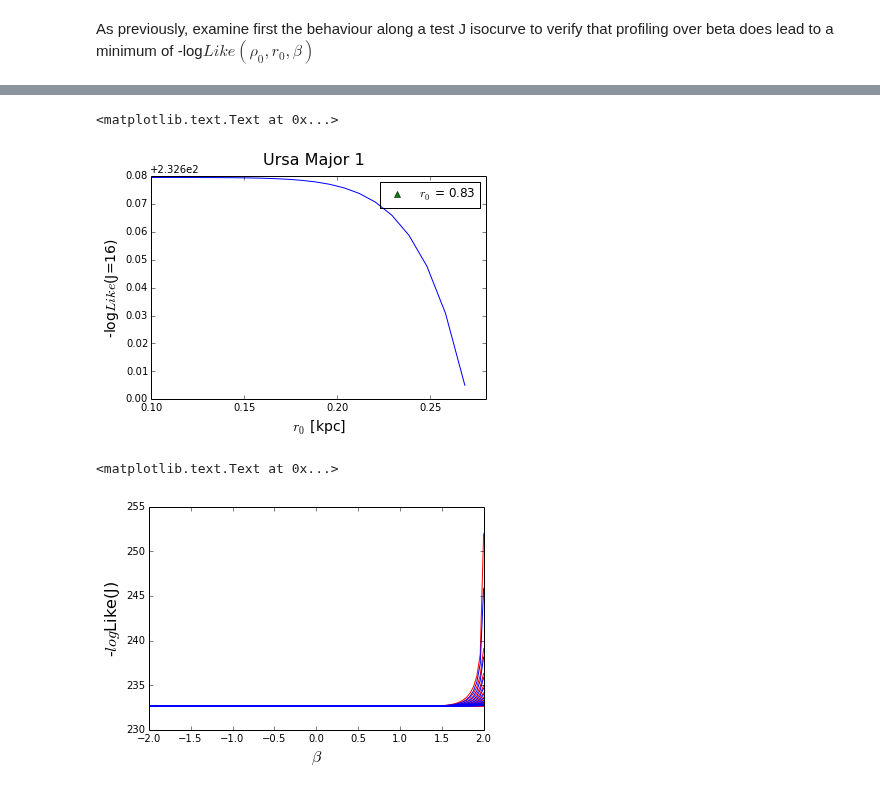
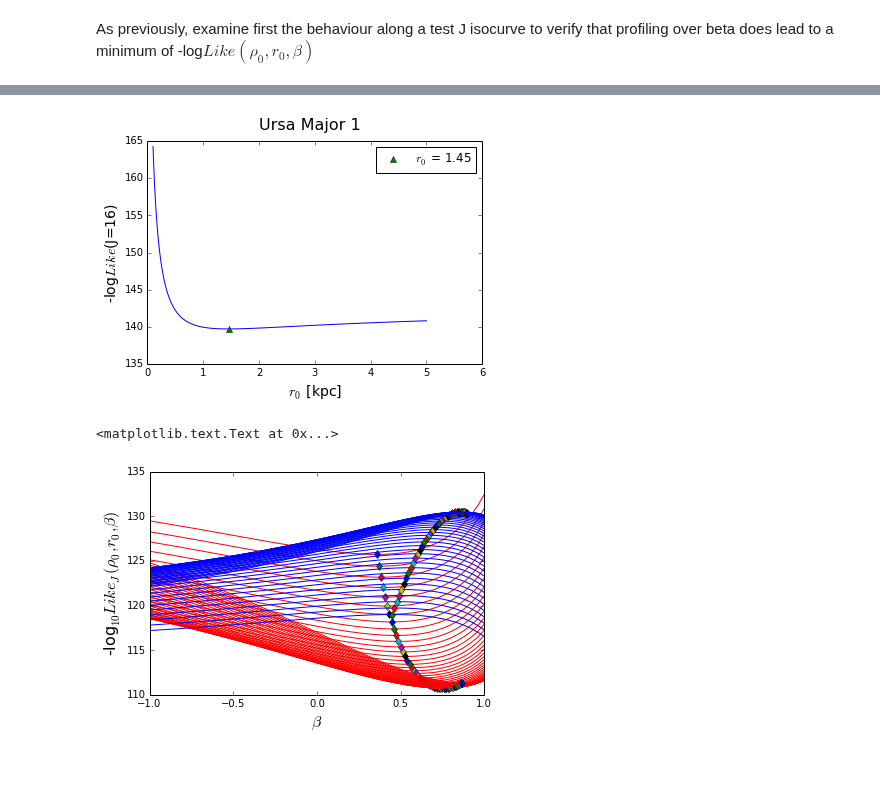
Before and after one commit to achiappo/FRESKA, a Jupyter notebook: spherical_jeans_analysis.ipynb, the cells around one changed output, grey strips where cells are left out. Cells and saved outputs as stored; diff of their text form; code cells hidden in the pictures.

```diff
--- a/spherical_jeans_analysis.ipynb
+++ b/spherical_jeans_analysis.ipynb
@@ -462,7 +462,7 @@ def analyticF(D,rt,r0,rho0,tmax):
 # %% [markdown]
 Neglecting again the dependency on $r_0$ in the double integral in Eq. 19, we notice that even in $\mathrm{J}(D,r_t,r_0,\rho_0,\theta_{max})$ $\rho_0$ and $r_0$ are degenerate. However, accounting for this dependancy both in Eq. 14 and Eq. 19 and considering the different shapes of the degenerate product in each ($\rho_0 r_0^3$ in the former and $\rho_0^2 r_0$ in the latter) should result in two distinguishable behaviours of such functions over the parameter space.
 # %%
-rho0_array = np.logspace(6.,9.,100)
+rho0_array = np.logspace(6.,9.,50)
 Jgrid = np.empty([len(rho0_array),len(r0_array)])
 Lgrid = np.empty([len(rho0_array),len(r0_array)])
 for i,rho0 in enumerate(rho0_array):
@@ -727,7 +727,8 @@ plt.ylabel(r'$y^{2\beta-2}/(1+y^2)^{5/2}\mu(yr_h/r_0)$')
 # %%
+beta_array = np.linspace(-1,1,50)
 # this will take approx. 5 hours but allows to vectorize the profiling over Beta
 sigma_beta_array = np.array([[[integral2(alpha,beta,gamma)*gamma**(1.-2.*beta)/
                                I(gamma*rh,rh,1.) for alpha in alpha_array]
                               for gamma in gamma_array] for beta in beta_array],dtype=float)
 
-np.save('output/%s/sigma_beta_%s'%(dwarf,dwarf),sigma_beta_array)
+np.save('output/%s/sigma_beta1_%s'%(dwarf,dwarf),sigma_beta_array)
@@ -771,3 +770,18 @@ ax.set_zlabel(r'$\beta$')
 [figure]
 # %% [markdown]
 As previously, examine first the behaviour along a test J isocurve to verify that profiling over beta does lead to a minimum of -log$Like(\rho_0,r_0,\beta)$
+# %%
+LikeBetak = np.zeros_like(beta_array)
+Jtest = 16
+LikeJk = np.zeros_like(beta_array)
+for k,r0 in enumerate(r0_array):
+    log10rho0k = sciopt.minimize_scalar(deltaJ,args=(Jtest,k),tol=1.e-10).x
+    for b,beta in enumerate(beta_array):
+        LikeBetak[b] = LikeBeta(log10rho0k,k,b)
+    spline_LikeBeta = spline(beta_array,LikeBetak,s=0)
+    min_betak = sciopt.minimize_scalar(spline_LikeBeta,tol=1.e-10)
+    LikeJk[k] = min_betak.fun
+    plt.plot(beta_array,spline_LikeBeta(beta_array))
+    plt.plot(min_betak.x,min_betak.fun,'o')
+plt.xlabel(r'$\beta$',fontsize=14)
+plt.ylabel(r'-log$_{10} Like_{J=%i}(\rho_0,r_0,\beta)$'%Jtest,fontsize=16)
@@ -774,14 +791,4 @@ As previously, examine first the behaviour along a test J isocurve to verify tha
 # %%
-LikeBetak = np.zeros_like(beta_array)
-Jtest = 16
-LikeJk = np.zeros_like(beta_array)
-for k,r0 in enumerate(r0_array):
-    log10rho0k = sciopt.minimize_scalar(deltaJ,args=(Jtest,k),tol=1.e-10).x
-    for b,beta in enumerate(beta_array):
-        LikeBetak[b] = LikeBeta(log10rho0k,k,b)
-    spline_LikeBeta = spline(beta_array,LikeBetak,s=0)
-    min_betak = sciopt.minimize_scalar(spline_LikeBeta,tol=1.e-10)
-    LikeJk[k] = min_betak.fun
 spline_Like = spline(r0_array,LikeJk,s=0)
 min_LikeBeta = sciopt.minimize_scalar(spline_Like,method='Bounded',bounds=(0.1,2),tol=1.e-10)
 plt.plot(r0_array,LikeJk,'-')
@@ -791,33 +798,35 @@ plt.ylabel(r'-log$Like$(J=%i)'%Jtest,fontsize=14)
 plt.xlabel(r'$r_0$ [kpc]',fontsize=14)
 plt.legend(numpoints=1,loc='upper right',fontsize=12)
 plt.suptitle('%s'%names[dwarf],fontsize=16)
-#plt.savefig('output/%s/LikeJ%i_beta_%s.png'%(dwarf,Jtest,dwarf),dpi=300,format='png')
+plt.savefig('output/%s/LikeJ%i_beta_%s.png'%(dwarf,Jtest,dwarf),dpi=300,format='png')
 # %% [output]
-<matplotlib.text.Text at 0x...>
-[figure, old version]
+[figure, new version]
 # %%
 color =['r','b']
-for c,J in enumerate((17,20)):
+for c,J in enumerate((17.,20.)):
     for j,r0 in enumerate(r0_array):
-        min_rho0 = sciopt.minimize_scalar(deltaJ,args=(J,j),tol=1.e-10)
+        log10rho0 = sciopt.minimize_scalar(deltaJ,args=(J,j),tol=1.e-10).x
         for b,beta in enumerate(beta_array):
-            LikeBetak[b] = LikeBeta(min_rho0.x,j,b)
+            LikeBetak[b] = LikeBeta(log10rho0,j,b)
         spline_LikeBeta = spline(beta_array,LikeBetak,s=0)
-        min_betak = sciopt.minimize_scalar(spline_LikeBeta,method='Bounded',
+        min_beta = sciopt.minimize_scalar(spline_LikeBeta,method='Bounded',
                                            bounds=(-.99,.99),tol=1.e-10)
         neg_spline_beta = lambda J : -spline_LikeBeta(J)
-        if beta_array[0]<min_betak.x<beta_array[-1]:
-            minib = min_betak.x
-            LikeJj[j] = spline_LikeBeta(minib)
+        if beta_array[0]+0.1<min_beta.x<beta_array[-1]-0.1:
+            minib = min_beta.x
+            LikeJj = spline_LikeBeta(min_beta.x)
+            plt.plot(beta_array,spline_LikeBeta(beta_array),'%s-'%color[c])
+            plt.plot(minib,LikeJj,'d')
         else:
-            minib = sciopt.minimize_scalar(neg_spline_beta,tol=1.e-10).x
-            LikeJj[j] = spline_LikeBeta(minib)
-        plt.plot(beta_array,spline_LikeBeta(beta_array),'%s-'%color[c],label='J = %i'%J)
-        #plt.plot(minib,LikeJj[-1],'*')
-plt.ylabel(r'-$log$Like(J)',fontsize=16)
+            maxb = sciopt.minimize_scalar(neg_spline_beta,method='Bounded',
+                                           bounds=(-.99,.99),tol=1.e-10).x
+            if beta_array[0]+0.1<maxb<beta_array[-1]-0.1:
+                LikeJj = spline_LikeBeta(maxb)
+                plt.plot(beta_array,spline_LikeBeta(beta_array),'%s-'%color[c])
+                plt.plot(maxb,LikeJj,'d')
+plt.ylabel(r'-log$_{10} Like_J(\rho_0,r_0,\beta)$',fontsize=16)
 plt.xlabel(r'$\beta$',fontsize=16)
-#plt.legend(numpoints=1,loc='upper right',fontsize=14)
 # %% [output]
 <matplotlib.text.Text at 0x...>
-[figure, old version]
+[figure, new version]
 # %%
```
Also changed, not shown: parts of 21 cells of this notebook.
